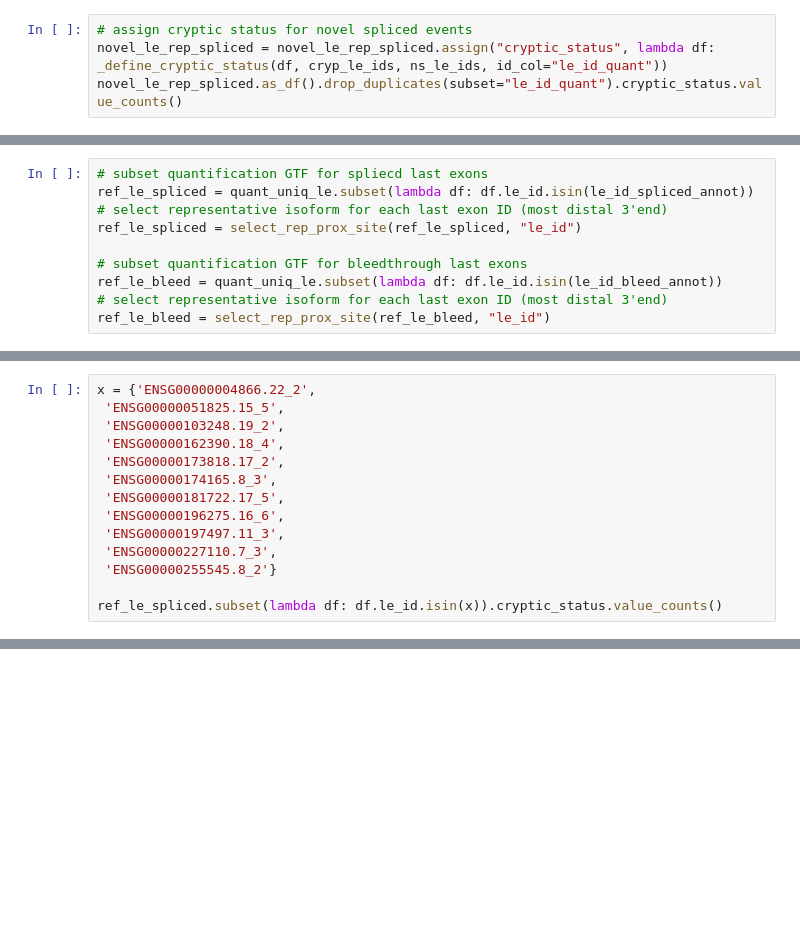
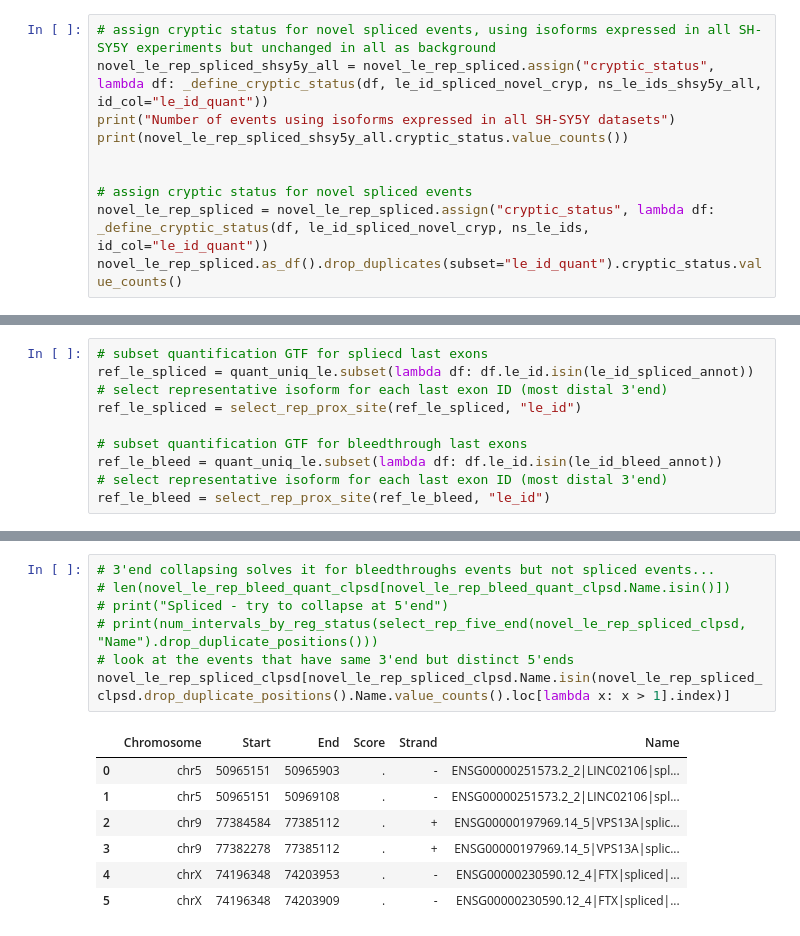
Before and after one commit to frattalab/tdp43-apa, a Jupyter notebook: motifs/notebooks/define_iclip_regions_ale.ipynb, the cells around one changed output, grey strips where cells are left out. Saved outputs shown, nothing was run; the diff lists cells and outputs as text; blank space fills up the shorter version.

```diff
--- a/motifs/notebooks/define_iclip_regions_ale.ipynb
+++ b/motifs/notebooks/define_iclip_regions_ale.ipynb
@@ -227,5 +411,11 @@ Name: count, dtype: int64
 # %%
+# assign cryptic status for novel spliced events, using isoforms expressed in all SH-SY5Y experiments but unchanged in all as background
+novel_le_rep_spliced_shsy5y_all = novel_le_rep_spliced.assign("cryptic_status", lambda df: _define_cryptic_status(df, le_id_spliced_novel_cryp, ns_le_ids_shsy5y_all, id_col="le_id_quant"))
+print("Number of events using isoforms expressed in all SH-SY5Y datasets")
+print(novel_le_rep_spliced_shsy5y_all.cryptic_status.value_counts())
+
+
 # assign cryptic status for novel spliced events
-novel_le_rep_spliced = novel_le_rep_spliced.assign("cryptic_status", lambda df: _define_cryptic_status(df, cryp_le_ids, ns_le_ids, id_col="le_id_quant"))
+novel_le_rep_spliced = novel_le_rep_spliced.assign("cryptic_status", lambda df: _define_cryptic_status(df, le_id_spliced_novel_cryp, ns_le_ids, id_col="le_id_quant"))
 novel_le_rep_spliced.as_df().drop_duplicates(subset="le_id_quant").cryptic_status.value_counts()
 # %% [output]
@@ -391,14 +535,0 @@ ref_le_spliced[["ref_gene_name"]]
-# %%
-x = {'ENSG00000004866.22_2',
- 'ENSG00000051825.15_5',
- 'ENSG00000103248.19_2',
- 'ENSG00000162390.18_4',
- 'ENSG00000173818.17_2',
- 'ENSG00000174165.8_3',
- 'ENSG00000181722.17_5',
- 'ENSG00000196275.16_6',
- 'ENSG00000197497.11_3',
- 'ENSG00000227110.7_3',
- 'ENSG00000255545.8_2'}
-
-ref_le_spliced.subset(lambda df: df.le_id.isin(x)).cryptic_status.value_counts()
@@ -732,0 +907,15 @@ bleed_out_bed.five_end().to_bed("../processed/iclip_regions/2023-07-04_papa_cryp
+# %%
+# 3'end collapsing solves it for bleedthroughs events but not spliced events...
+# len(novel_le_rep_bleed_quant_clpsd[novel_le_rep_bleed_quant_clpsd.Name.isin()])
+# print("Spliced - try to collapse at 5'end")
+# print(num_intervals_by_reg_status(select_rep_five_end(novel_le_rep_spliced_clpsd, "Name").drop_duplicate_positions()))
+# look at the events that have same 3'end but distinct 5'ends
+novel_le_rep_spliced_clpsd[novel_le_rep_spliced_clpsd.Name.isin(novel_le_rep_spliced_clpsd.drop_duplicate_positions().Name.value_counts().loc[lambda x: x > 1].index)]
+# %% [output]
+|  | Chromosome | Start | End | Score | Strand | Name |
+| 0 | chr5 | 50965151 | 50965903 | . | - | ENSG00000251573.2_2|LINC02106|spl... |
+| 1 | chr5 | 50965151 | 50969108 | . | - | ENSG00000251573.2_2|LINC02106|spl... |
+| 2 | chr9 | 77384584 | 77385112 | . | + | ENSG00000197969.14_5|VPS13A|splic... |
+| 3 | chr9 | 77382278 | 77385112 | . | + | ENSG00000197969.14_5|VPS13A|splic... |
+| 4 | chrX | 74196348 | 74203953 | . | - | ENSG00000230590.12_4|FTX|spliced|... |
+| 5 | chrX | 74196348 | 74203909 | . | - | ENSG00000230590.12_4|FTX|spliced|... |
```
Also changed, not shown: parts of 101 cells of this notebook, 30 other files.
